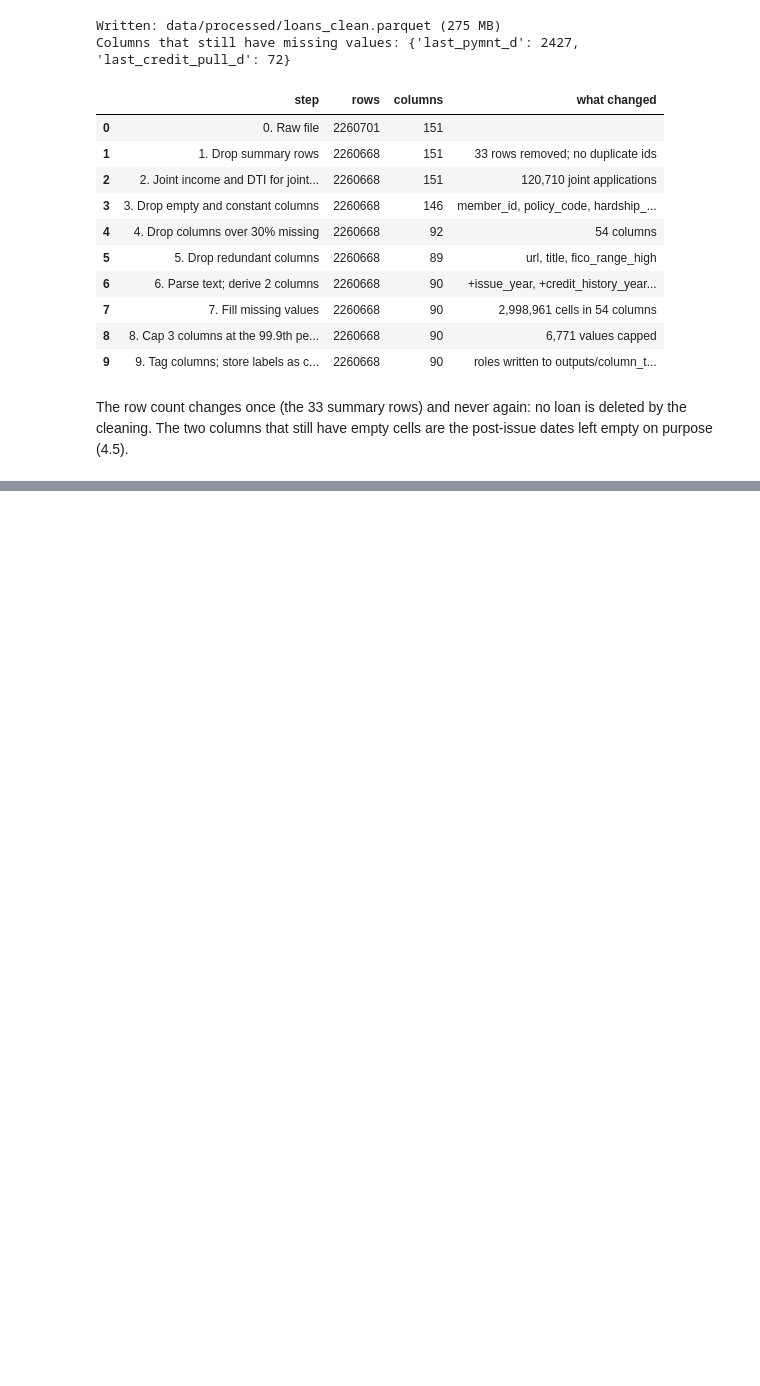
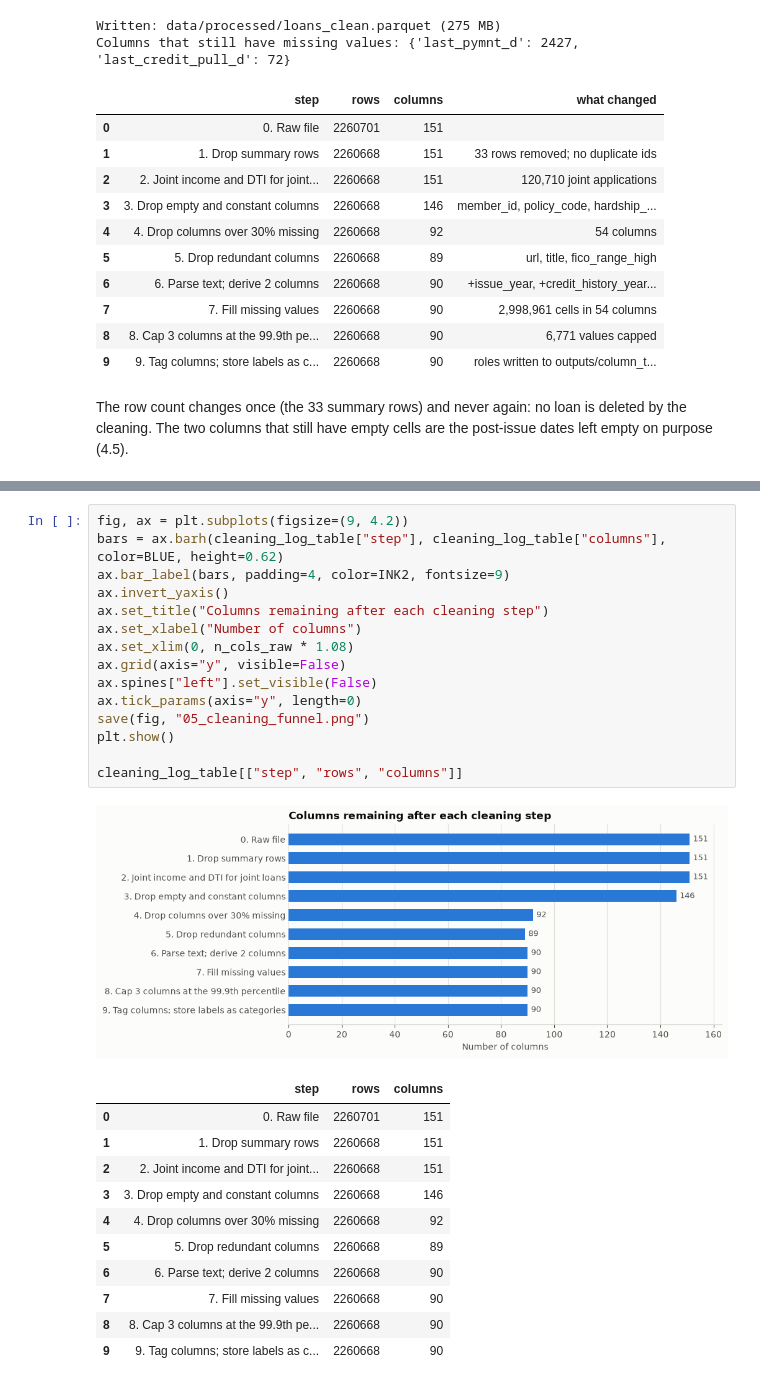
Before and after one commit to dhruvinn25/credibility-gamble, a Jupyter notebook: notebooks/01_data_prep.ipynb, the cells around one changed output, grey strips where cells are left out. Cells and saved outputs as stored; diff of their text form; blank space fills up the shorter version.

```diff
--- a/notebooks/01_data_prep.ipynb
+++ b/notebooks/01_data_prep.ipynb
@@ -1168,0 +1302,28 @@ The row count changes once (the 33 summary rows) and never again: no loan is del
+# %%
+fig, ax = plt.subplots(figsize=(9, 4.2))
+bars = ax.barh(cleaning_log_table["step"], cleaning_log_table["columns"], color=BLUE, height=0.62)
+ax.bar_label(bars, padding=4, color=INK2, fontsize=9)
+ax.invert_yaxis()
+ax.set_title("Columns remaining after each cleaning step")
+ax.set_xlabel("Number of columns")
+ax.set_xlim(0, n_cols_raw * 1.08)
+ax.grid(axis="y", visible=False)
+ax.spines["left"].set_visible(False)
+ax.tick_params(axis="y", length=0)
+save(fig, "05_cleaning_funnel.png")
+plt.show()
+
+cleaning_log_table[["step", "rows", "columns"]]
+# %% [output]
+[figure, added]
+|  | step | rows | columns |
+| 0 | 0. Raw file | 2260701 | 151 |
+| 1 | 1. Drop summary rows | 2260668 | 151 |
+| 2 | 2. Joint income and DTI for joint... | 2260668 | 151 |
+| 3 | 3. Drop empty and constant columns | 2260668 | 146 |
+| 4 | 4. Drop columns over 30% missing | 2260668 | 92 |
+| 5 | 5. Drop redundant columns | 2260668 | 89 |
+| 6 | 6. Parse text; derive 2 columns | 2260668 | 90 |
+| 7 | 7. Fill missing values | 2260668 | 90 |
+| 8 | 8. Cap 3 columns at the 99.9th pe... | 2260668 | 90 |
+| 9 | 9. Tag columns; store labels as c... | 2260668 | 90 |
```
Also changed, not shown: parts of 17 cells of this notebook, 4 other files.
